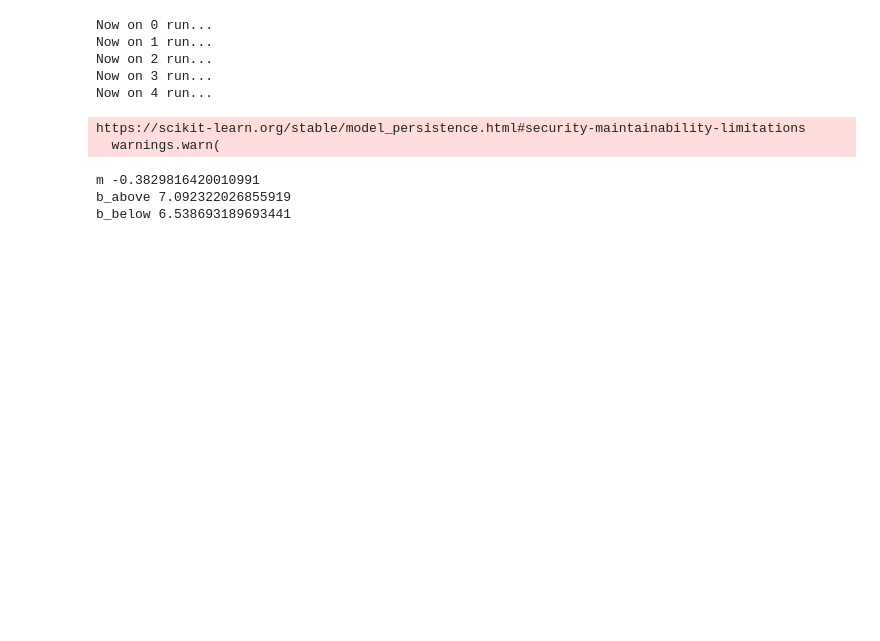
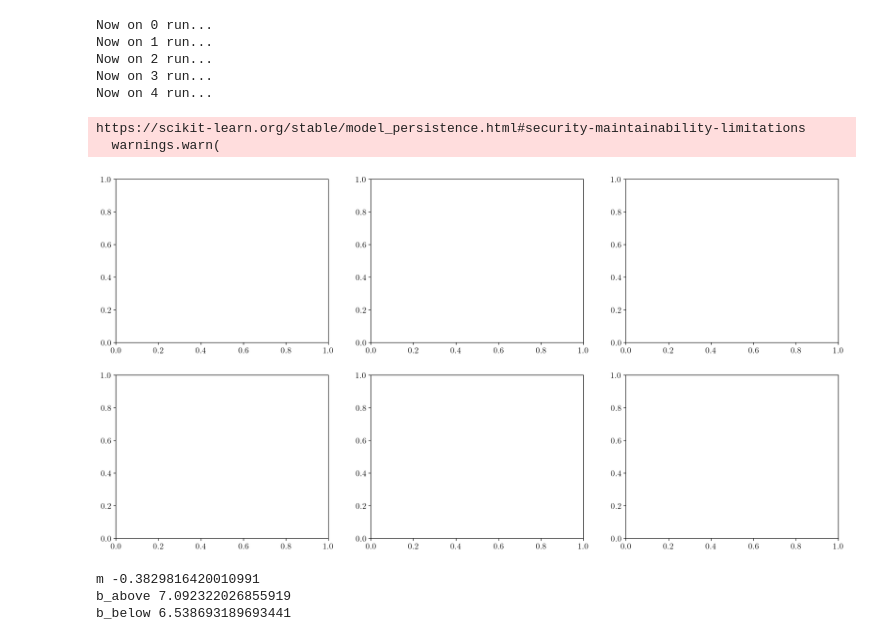
Before and after one commit to lisaleemcb/alfred, a Jupyter notebook: notebooks/mcmc_analysis_biases.ipynb, the cells around one changed output. Cells and saved outputs as stored; diff of their text form; code cells hidden in the pictures; blank space fills up the shorter version.

```diff
--- a/notebooks/mcmc_analysis_biases.ipynb
+++ b/notebooks/mcmc_analysis_biases.ipynb
@@ -594,7 +572,13 @@ all_truKSZ = np.zeros_like(all_emuKSZ)
 for i, sn in enumerate(df.index):
     all_truKSZ[i] = utils.spectra(sn)[indices]
 # %%
-fig, ax = plt.subplots(1, len(df.columns), figsize=(20,5))
+fig, ax = plt.subplots(2, 3, figsize=(20,10))
+
+ax = ax.flatten()
+
+for i, sn in enumerate(sampled_sims):
+# %% [output]
+[figure, added]
 # %%
 def degeneracy(Mmin, slope=priors2d['m'], intercept=priors2d['b_below']):
     return priors2d['m'] * Mmin + priors2d['b_below']
```
Also changed, not shown: parts of 3 cells of this notebook, 1 other file.
